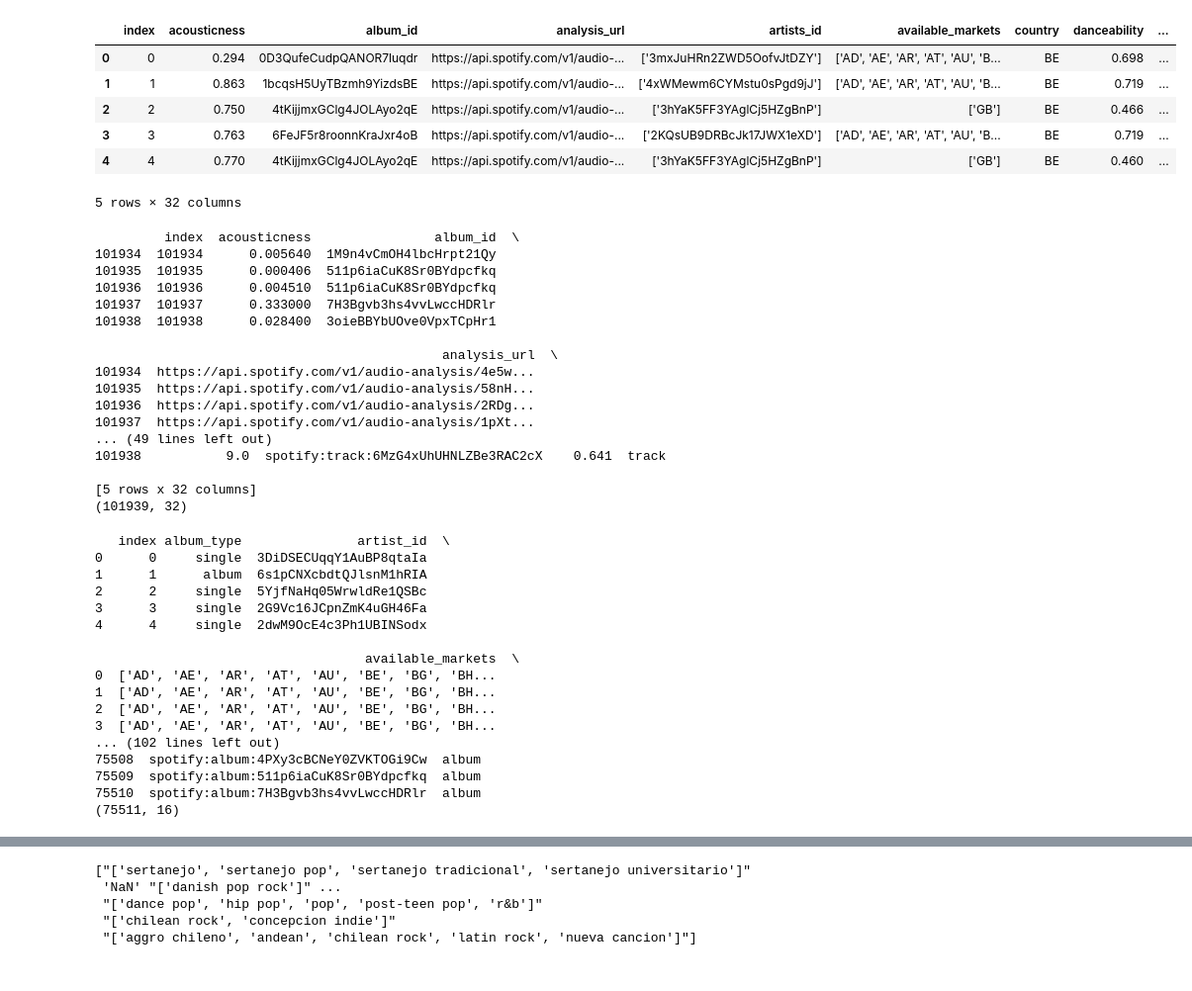
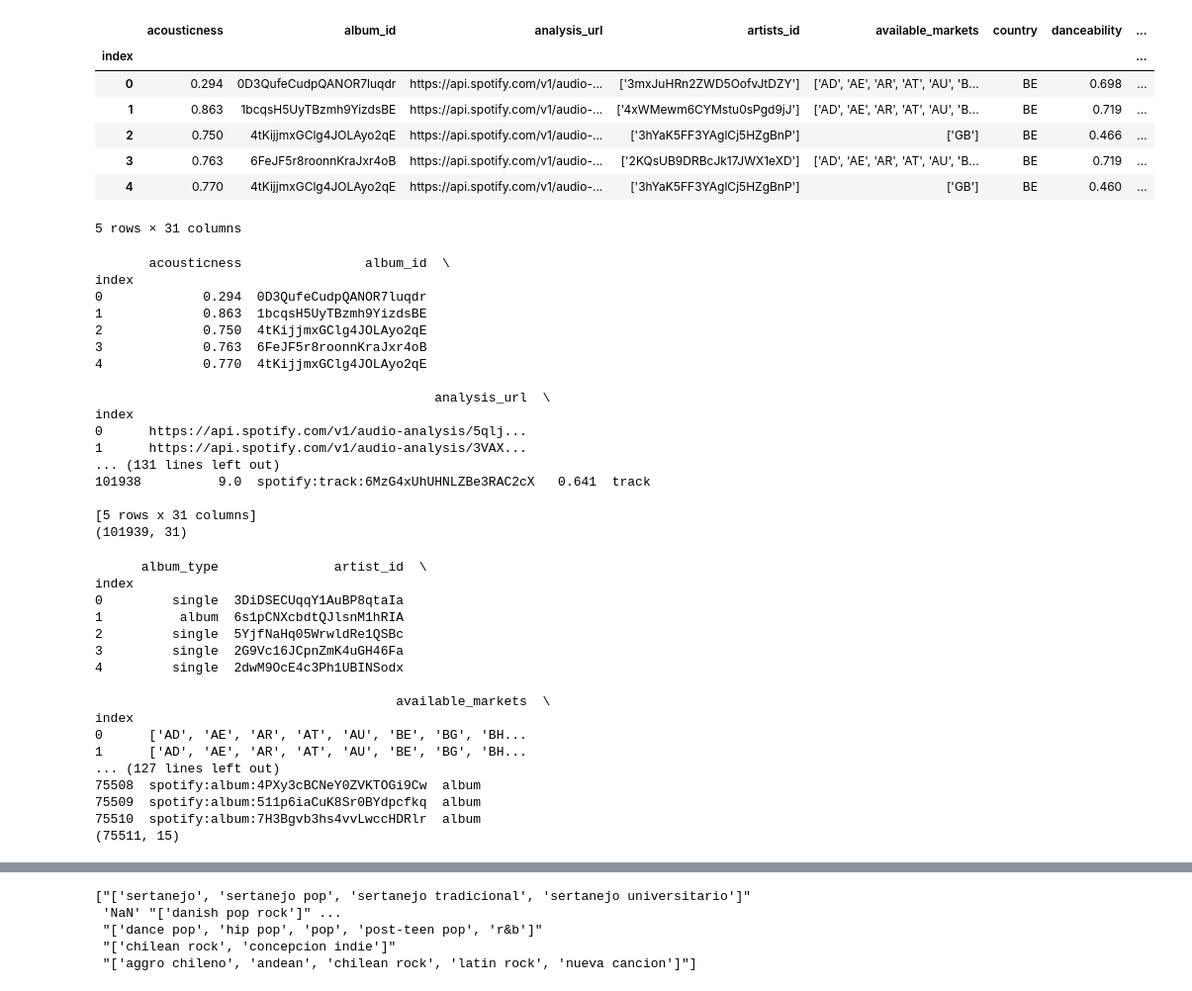
Before and after one commit to Drewrwhite/data_week_4, a Jupyter notebook: main.ipynb, the cells around one changed output, grey strips where cells are left out. Shown: that part at 99% size. Saved outputs shown, nothing was run; the diff lists cells and outputs as text; code cells hidden in the pictures.

Commit message:
drop lyrics column in df and verify drop

```diff
--- a/main.ipynb
+++ b/main.ipynb
@@ -1,32 +1,33 @@
 # %%
 import pandas as pd
 # load files to df
 spotify_tracks_file = "./data/spotify_spotify_tracks.csv"
 spotify_albums_file = "./data/spotify_spotify_albums.csv"
 spotify_artists_file = "./data/spotify_spotify_artists.csv"
 tracks_df = pd.read_csv(spotify_tracks_file, header=0)
 albums_df = pd.read_csv(spotify_albums_file, header=0)
 artists_df = pd.read_csv(spotify_artists_file, header=0)
 
 tracks_df.columns.values[0] = 'index'
 albums_df.columns.values[0] = 'index'
 artists_df.columns.values[0] = 'index'
 # assign new name by position to unnamed column
 
-tracks_df.set_index('index')
-albums_df.set_index('index')
-artists_df.set_index('index')
+tracks_df = tracks_df.set_index('index')
+albums_df = albums_df.set_index('index')
+artists_df = artists_df.set_index('index')
 # set index as index
 
 tracks_df.head()
 # %% [output]
-|  | index | acousticness | album_id | analysis_url | artists_id | available_markets | country | danceability | ... |
-| 0 | 0 | 0.294 | 0D3QufeCudpQANOR7luqdr | https://api.spotify.com/v1/audio-... | ['3mxJuHRn2ZWD5OofvJtDZY'] | ['AD', 'AE', 'AR', 'AT', 'AU', 'B... | BE | 0.698 | ... |
-| 1 | 1 | 0.863 | 1bcqsH5UyTBzmh9YizdsBE | https://api.spotify.com/v1/audio-... | ['4xWMewm6CYMstu0sPgd9jJ'] | ['AD', 'AE', 'AR', 'AT', 'AU', 'B... | BE | 0.719 | ... |
-| 2 | 2 | 0.750 | 4tKijjmxGClg4JOLAyo2qE | https://api.spotify.com/v1/audio-... | ['3hYaK5FF3YAglCj5HZgBnP'] | ['GB'] | BE | 0.466 | ... |
-| 3 | 3 | 0.763 | 6FeJF5r8roonnKraJxr4oB | https://api.spotify.com/v1/audio-... | ['2KQsUB9DRBcJk17JWX1eXD'] | ['AD', 'AE', 'AR', 'AT', 'AU', 'B... | BE | 0.719 | ... |
-| 4 | 4 | 0.770 | 4tKijjmxGClg4JOLAyo2qE | https://api.spotify.com/v1/audio-... | ['3hYaK5FF3YAglCj5HZgBnP'] | ['GB'] | BE | 0.460 | ... |
+|  | acousticness | album_id | analysis_url | artists_id | available_markets | country | danceability | ... |
+| index |  |  |  |  |  |  |  | ... |
+| 0 | 0.294 | 0D3QufeCudpQANOR7luqdr | https://api.spotify.com/v1/audio-... | ['3mxJuHRn2ZWD5OofvJtDZY'] | ['AD', 'AE', 'AR', 'AT', 'AU', 'B... | BE | 0.698 | ... |
+| 1 | 0.863 | 1bcqsH5UyTBzmh9YizdsBE | https://api.spotify.com/v1/audio-... | ['4xWMewm6CYMstu0sPgd9jJ'] | ['AD', 'AE', 'AR', 'AT', 'AU', 'B... | BE | 0.719 | ... |
+| 2 | 0.750 | 4tKijjmxGClg4JOLAyo2qE | https://api.spotify.com/v1/audio-... | ['3hYaK5FF3YAglCj5HZgBnP'] | ['GB'] | BE | 0.466 | ... |
+| 3 | 0.763 | 6FeJF5r8roonnKraJxr4oB | https://api.spotify.com/v1/audio-... | ['2KQsUB9DRBcJk17JWX1eXD'] | ['AD', 'AE', 'AR', 'AT', 'AU', 'B... | BE | 0.719 | ... |
+| 4 | 0.770 | 4tKijjmxGClg4JOLAyo2qE | https://api.spotify.com/v1/audio-... | ['3hYaK5FF3YAglCj5HZgBnP'] | ['GB'] | BE | 0.460 | ... |
-5 rows × 32 columns
+5 rows × 31 columns
 # %%
 print(tracks_df.head())
 # head shows the content of the first 5 rows of the df along with the columns
@@ -37,23 +38,23 @@ print(tracks_df.tail())
 print(tracks_df.shape)
 # shape shows how many columns and rows the df has
 # %% [output]
-         index  acousticness                album_id  \
-101934  101934      0.005640  1M9n4vCmOH4lbcHrpt21Qy
-101935  101935      0.000406  511p6iaCuK8Sr0BYdpcfkq
-101936  101936      0.004510  511p6iaCuK8Sr0BYdpcfkq
-101937  101937      0.333000  7H3Bgvb3hs4vvLwccHDRlr
-101938  101938      0.028400  3oieBBYbUOve0VpxTCpHr1
+       acousticness                album_id  \
+index
+0             0.294  0D3QufeCudpQANOR7luqdr
+1             0.863  1bcqsH5UyTBzmh9YizdsBE
+2             0.750  4tKijjmxGClg4JOLAyo2qE
+3             0.763  6FeJF5r8roonnKraJxr4oB
+4             0.770  4tKijjmxGClg4JOLAyo2qE
 
-                                             analysis_url  \
-101934  https://api.spotify.com/v1/audio-analysis/4e5w...
-101935  https://api.spotify.com/v1/audio-analysis/58nH...
-101936  https://api.spotify.com/v1/audio-analysis/2RDg...
-101937  https://api.spotify.com/v1/audio-analysis/1pXt...
-... (49 lines left out)
-101938           9.0  spotify:track:6MzG4xUhUHNLZBe3RAC2cX    0.641  track
+                                            analysis_url  \
+index
+0      https://api.spotify.com/v1/audio-analysis/5qlj...
+1      https://api.spotify.com/v1/audio-analysis/3VAX...
+... (131 lines left out)
+101938          9.0  spotify:track:6MzG4xUhUHNLZBe3RAC2cX   0.641  track
 
-[5 rows x 32 columns]
-(101939, 32)
+[5 rows x 31 columns]
+(101939, 31)
 # %%
 print(albums_df.head())
 # head shows the content of the first 5 rows of the df along with the columns
@@ -64,23 +65,23 @@ print(albums_df.tail())
 print(albums_df.shape)
 # shape shows how many columns and rows the df has
 # %% [output]
-   index album_type               artist_id  \
-0      0     single  3DiDSECUqqY1AuBP8qtaIa
-1      1      album  6s1pCNXcbdtQJlsnM1hRIA
-2      2     single  5YjfNaHq05WrwldRe1QSBc
-3      3     single  2G9Vc16JCpnZmK4uGH46Fa
-4      4     single  2dwM9OcE4c3Ph1UBINSodx
+      album_type               artist_id  \
+index
+0         single  3DiDSECUqqY1AuBP8qtaIa
+1          album  6s1pCNXcbdtQJlsnM1hRIA
+2         single  5YjfNaHq05WrwldRe1QSBc
+3         single  2G9Vc16JCpnZmK4uGH46Fa
+4         single  2dwM9OcE4c3Ph1UBINSodx
 
-                                   available_markets  \
-0  ['AD', 'AE', 'AR', 'AT', 'AU', 'BE', 'BG', 'BH...
-1  ['AD', 'AE', 'AR', 'AT', 'AU', 'BE', 'BG', 'BH...
-2  ['AD', 'AE', 'AR', 'AT', 'AU', 'BE', 'BG', 'BH...
-3  ['AD', 'AE', 'AR', 'AT', 'AU', 'BE', 'BG', 'BH...
-... (102 lines left out)
+                                       available_markets  \
+index
+0      ['AD', 'AE', 'AR', 'AT', 'AU', 'BE', 'BG', 'BH...
+1      ['AD', 'AE', 'AR', 'AT', 'AU', 'BE', 'BG', 'BH...
+... (127 lines left out)
 75508  spotify:album:4PXy3cBCNeY0ZVKTOGi9Cw  album
 75509  spotify:album:511p6iaCuK8Sr0BYdpcfkq  album
 75510  spotify:album:7H3Bgvb3hs4vvLwccHDRlr  album
-(75511, 16)
+(75511, 15)
 # %%
 print(artists_df.head())
 # head shows the content of the first 5 rows of the df along with the columns
```
Also changed, not shown: parts of 9 cells of this notebook.
